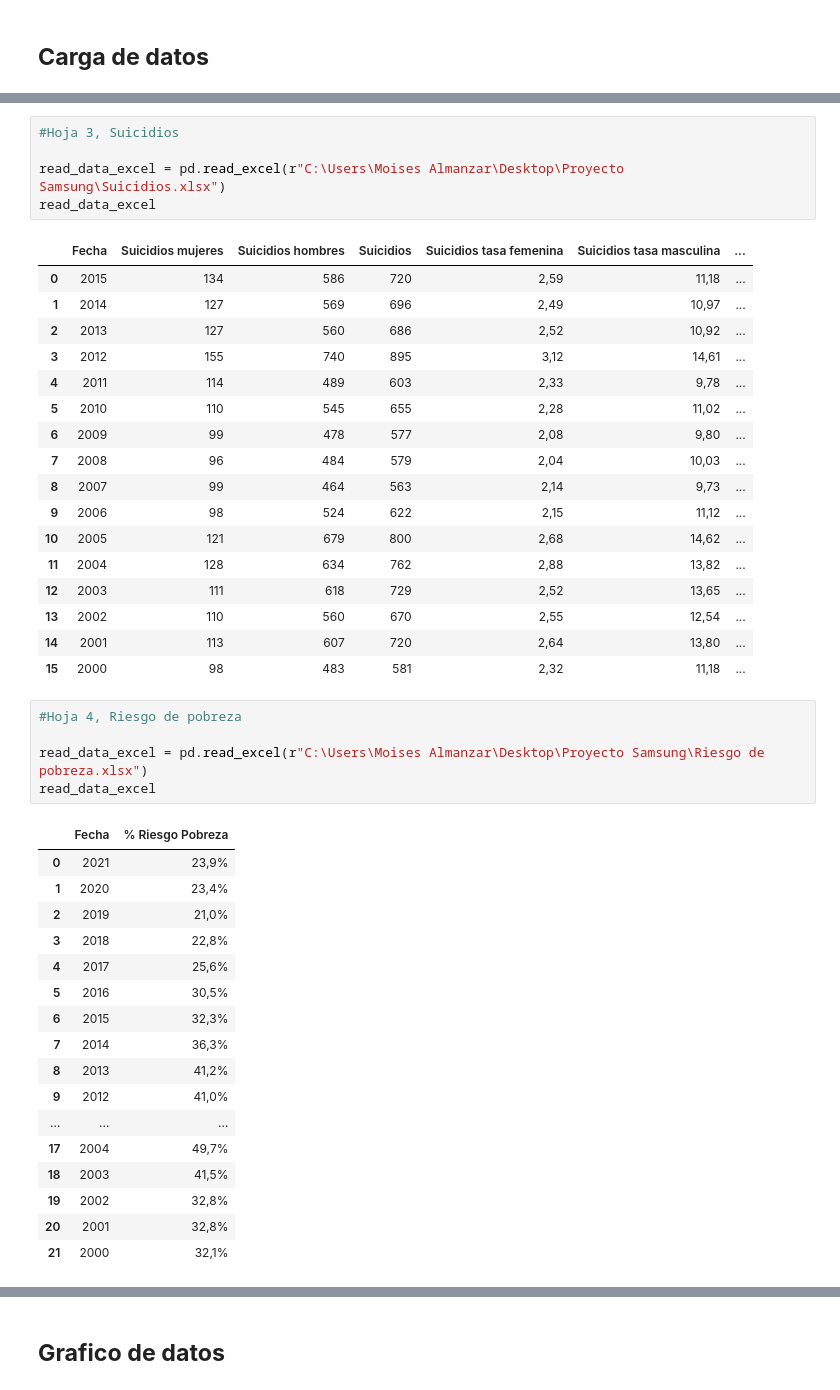
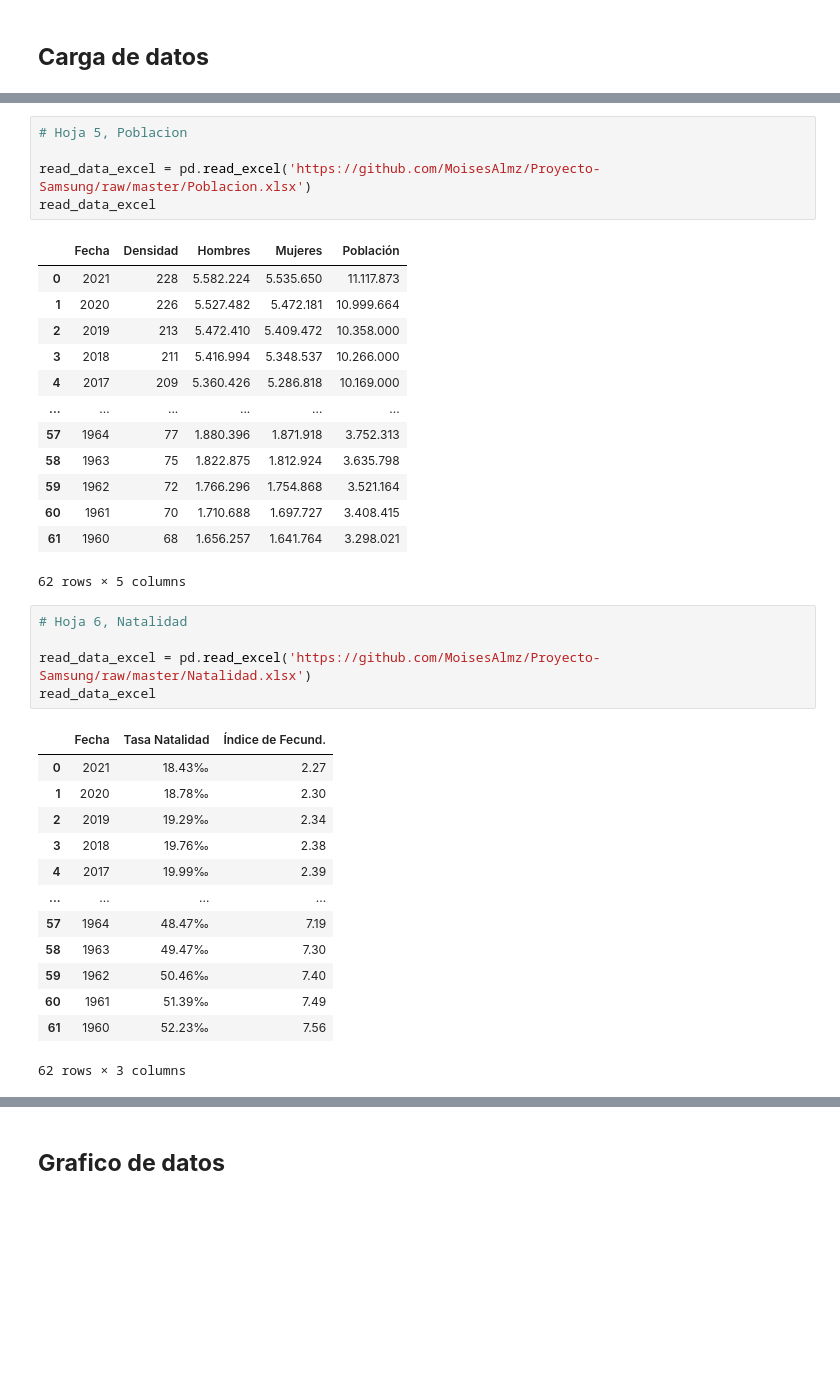
Before and after one commit to MoisesAlmz/Proyecto-Samsung, a Jupyter notebook: Viejicidad_en_RD.ipynb, the cells around one changed output, grey strips where cells are left out. Saved outputs shown, nothing was run; the diff lists cells and outputs as text; blank space fills up the shorter version.

```diff
--- a/Viejicidad_en_RD.ipynb
+++ b/Viejicidad_en_RD.ipynb
@@ -55,46 +94,38 @@ read_data_excel
 # %%
-#Hoja 3, Suicidios
+# Hoja 5, Poblacion
 
-read_data_excel = pd.read_excel(r"C:\Users\Moises Almanzar\Desktop\Proyecto Samsung\Suicidios.xlsx")
+read_data_excel = pd.read_excel('https://github.com/MoisesAlmz/Proyecto-Samsung/raw/master/Poblacion.xlsx')
 read_data_excel
 # %% [output]
-|  | Fecha | Suicidios mujeres | Suicidios hombres | Suicidios | Suicidios tasa femenina | Suicidios tasa masculina | ... |
-| 0 | 2015 | 134 | 586 | 720 | 2,59 | 11,18 | ... |
-| 1 | 2014 | 127 | 569 | 696 | 2,49 | 10,97 | ... |
-| 2 | 2013 | 127 | 560 | 686 | 2,52 | 10,92 | ... |
-| 3 | 2012 | 155 | 740 | 895 | 3,12 | 14,61 | ... |
-| 4 | 2011 | 114 | 489 | 603 | 2,33 | 9,78 | ... |
-| 5 | 2010 | 110 | 545 | 655 | 2,28 | 11,02 | ... |
-| 6 | 2009 | 99 | 478 | 577 | 2,08 | 9,80 | ... |
-| 7 | 2008 | 96 | 484 | 579 | 2,04 | 10,03 | ... |
-| 8 | 2007 | 99 | 464 | 563 | 2,14 | 9,73 | ... |
-| 9 | 2006 | 98 | 524 | 622 | 2,15 | 11,12 | ... |
-| 10 | 2005 | 121 | 679 | 800 | 2,68 | 14,62 | ... |
-| 11 | 2004 | 128 | 634 | 762 | 2,88 | 13,82 | ... |
-| 12 | 2003 | 111 | 618 | 729 | 2,52 | 13,65 | ... |
-| 13 | 2002 | 110 | 560 | 670 | 2,55 | 12,54 | ... |
-| 14 | 2001 | 113 | 607 | 720 | 2,64 | 13,80 | ... |
-| 15 | 2000 | 98 | 483 | 581 | 2,32 | 11,18 | ... |
+|  | Fecha | Densidad | Hombres | Mujeres | Población |
+| 0 | 2021 | 228 | 5.582.224 | 5.535.650 | 11.117.873 |
+| 1 | 2020 | 226 | 5.527.482 | 5.472.181 | 10.999.664 |
+| 2 | 2019 | 213 | 5.472.410 | 5.409.472 | 10.358.000 |
+| 3 | 2018 | 211 | 5.416.994 | 5.348.537 | 10.266.000 |
+| 4 | 2017 | 209 | 5.360.426 | 5.286.818 | 10.169.000 |
+| ... | ... | ... | ... | ... | ... |
+| 57 | 1964 | 77 | 1.880.396 | 1.871.918 | 3.752.313 |
+| 58 | 1963 | 75 | 1.822.875 | 1.812.924 | 3.635.798 |
+| 59 | 1962 | 72 | 1.766.296 | 1.754.868 | 3.521.164 |
+| 60 | 1961 | 70 | 1.710.688 | 1.697.727 | 3.408.415 |
+| 61 | 1960 | 68 | 1.656.257 | 1.641.764 | 3.298.021 |
+62 rows × 5 columns
 # %%
-#Hoja 4, Riesgo de pobreza
+# Hoja 6, Natalidad
 
-read_data_excel = pd.read_excel(r"C:\Users\Moises Almanzar\Desktop\Proyecto Samsung\Riesgo de pobreza.xlsx")
+read_data_excel = pd.read_excel('https://github.com/MoisesAlmz/Proyecto-Samsung/raw/master/Natalidad.xlsx')
 read_data_excel
 # %% [output]
-|  | Fecha | % Riesgo Pobreza |
-| 0 | 2021 | 23,9% |
-| 1 | 2020 | 23,4% |
-| 2 | 2019 | 21,0% |
-| 3 | 2018 | 22,8% |
-| 4 | 2017 | 25,6% |
-| 5 | 2016 | 30,5% |
-| 6 | 2015 | 32,3% |
-| 7 | 2014 | 36,3% |
-| 8 | 2013 | 41,2% |
-| 9 | 2012 | 41,0% |
-| ... | ... | ... |
-| 17 | 2004 | 49,7% |
-| 18 | 2003 | 41,5% |
-| 19 | 2002 | 32,8% |
-| 20 | 2001 | 32,8% |
-| 21 | 2000 | 32,1% |
+|  | Fecha | Tasa Natalidad | Índice de Fecund. |
+| 0 | 2021 | 18.43‰ | 2.27 |
+| 1 | 2020 | 18.78‰ | 2.30 |
+| 2 | 2019 | 19.29‰ | 2.34 |
+| 3 | 2018 | 19.76‰ | 2.38 |
+| 4 | 2017 | 19.99‰ | 2.39 |
+| ... | ... | ... | ... |
+| 57 | 1964 | 48.47‰ | 7.19 |
+| 58 | 1963 | 49.47‰ | 7.30 |
+| 59 | 1962 | 50.46‰ | 7.40 |
+| 60 | 1961 | 51.39‰ | 7.49 |
+| 61 | 1960 | 52.23‰ | 7.56 |
+62 rows × 3 columns
```
Also changed, not shown: parts of 11 cells of this notebook.
